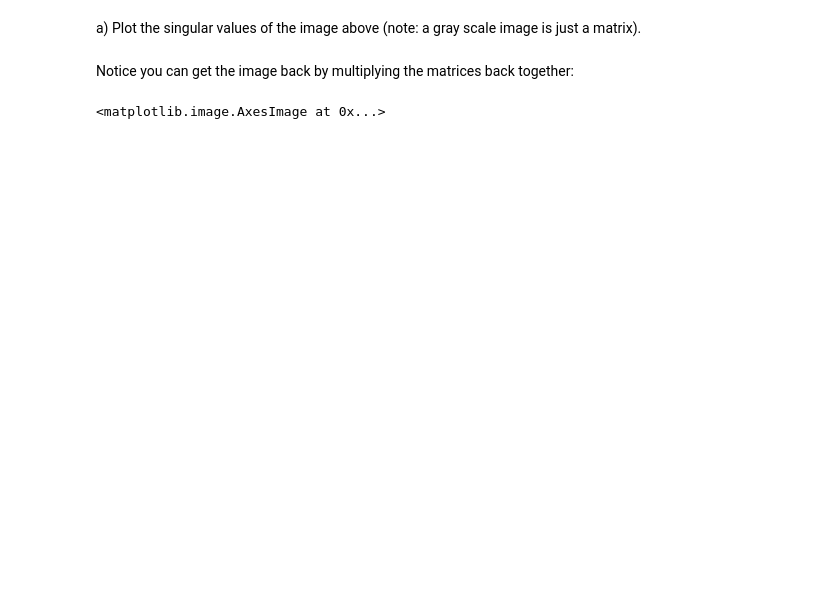
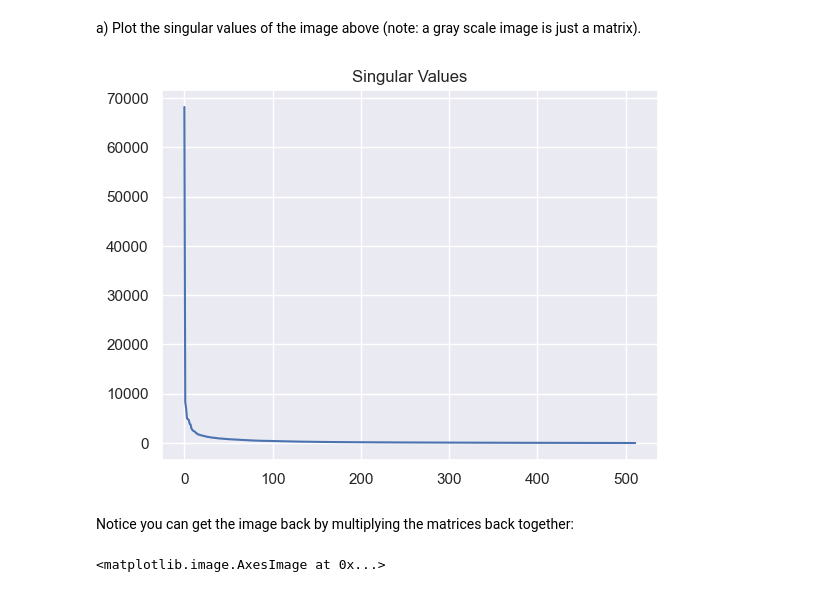
Before and after one commit to Jeetsatishv/CS506Worksheets, a Jupyter notebook: worksheet_10.ipynb, the cells around one changed output. Drawn from its saved outputs; the diff is of its cells as text; code cells hidden in the pictures; blank space fills up the shorter version.

```diff
--- a/worksheet_10.ipynb
+++ b/worksheet_10.ipynb
@@ -84,7 +85,11 @@ FileNotFoundError: ./boat.dat not found.
 a) Plot the singular values of the image above (note: a gray scale image is just a matrix).
 # %%
 u,s,vt=np.linalg.svd(boat,full_matrices=False)
-...
+plt.plot(s) # only 2 singular values
+plt.title("Singular Values")
+plt.show()
+# %% [output]
+[figure, added]
 # %% [markdown]
 Notice you can get the image back by multiplying the matrices back together:
 # %%
```
Also changed, not shown: parts of 13 cells of this notebook.
